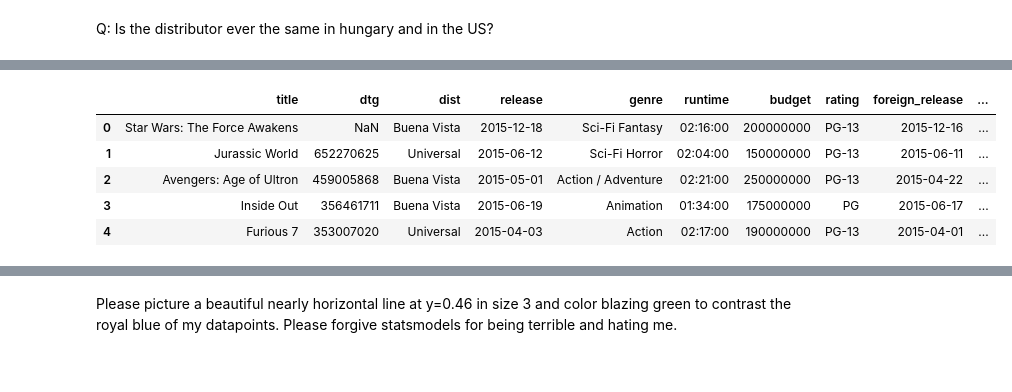
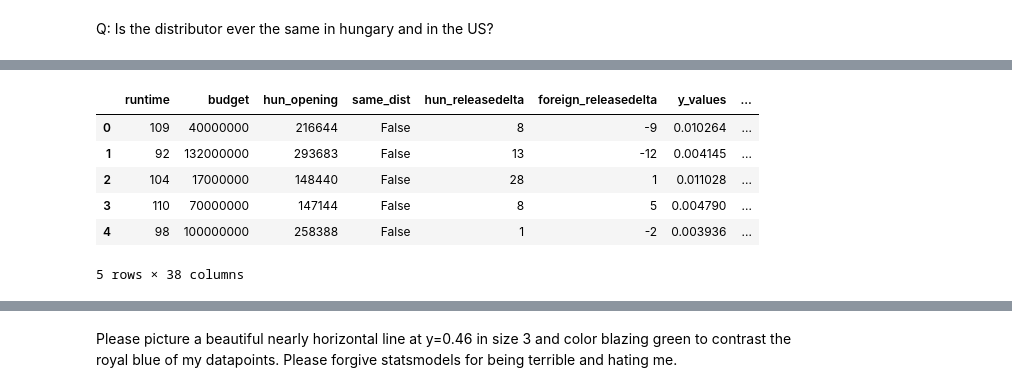
Before and after one commit to emilyhoughkovacs/luther, a Jupyter notebook: MVPMVPMVP.ipynb, the cells around one changed output, grey strips where cells are left out. Cells and saved outputs as stored; diff of their text form; code cells hidden in the pictures.

```diff
--- a/MVPMVPMVP.ipynb
+++ b/MVPMVPMVP.ipynb
@@ -221,0 +190,14 @@ converted['budget'] = converted['budget'].apply(lambda x: np.nan if x=='nan' els
+# %%
+converted['big_genre'] = converted['genre'].apply(lambda x: big_genre[x])
+converted['genre'] = converted['big_genre']
+converted = converted.drop('big_genre', axis=1)
+converted['hun_releasedelta'] = converted['hun_release']-converted['foreign_release']
+converted['foreign_releasedelta'] = converted['foreign_release']-converted['release']
+converted['hun_releasedelta_days'] = converted['hun_releasedelta'].astype(int)/8.64e+13
+converted['foreign_releasedelta_days'] = converted['foreign_releasedelta'].astype(int)/8.64e+13
+converted['hun_releasedelta'] = converted['hun_releasedelta_days']
+converted['foreign_releasedelta'] = converted['foreign_releasedelta_days']
+converted = converted.drop('hun_releasedelta_days', axis=1)
+converted = converted.drop('foreign_releasedelta_days', axis=1)
+converted['y_values'] = converted['hun_total']/converted['foreign_total']
+converted.info()
@@ -222,9 +222,33 @@ converted['budget'] = converted['budget'].apply(lambda x: np.nan if x=='nan' els
+# %%
+factors = converted[108:].copy()
+TEST_DATASET = converted[0:108].copy()
+factors = factors.reset_index()
+factors = factors.drop('index', axis=1)
+# %%
+factors = factors.drop('title', axis=1)
+factors = factors.drop('dtg', axis=1)
+factors = factors.drop('dist', axis=1)
+factors = factors.drop('release', axis=1)
+factors = factors.drop('foreign_release', axis=1)
+factors = factors.drop('foreign_opening', axis=1)
+factors = factors.drop('foreign_pct', axis=1)
+factors = factors.drop('foreign_total', axis=1)
+factors = factors.drop('foreign_asof', axis=1)
+factors = factors.drop('hun_release', axis=1)
+# perhaps we can keep this?
+# factors = factors.drop('hun_opening', axis=1)
+factors = factors.drop('hun_pct', axis=1)
+factors = factors.drop('hun_total', axis=1)
+factors = factors.drop('hun_asof', axis=1)
+# %%
+factors = pd.get_dummies(factors, columns = ['genre', 'hun_dist', 'rating'])
 # %%
-converted.head()
+factors.head()
 # %% [output]
-|  | title | dtg | dist | release | genre | runtime | budget | rating | foreign_release | ... |
-| 0 | Star Wars: The Force Awakens | NaN | Buena Vista | 2015-12-18 | Sci-Fi Fantasy | 02:16:00 | 200000000 | PG-13 | 2015-12-16 | ... |
-| 1 | Jurassic World | 652270625 | Universal | 2015-06-12 | Sci-Fi Horror | 02:04:00 | 150000000 | PG-13 | 2015-06-11 | ... |
-| 2 | Avengers: Age of Ultron | 459005868 | Buena Vista | 2015-05-01 | Action / Adventure | 02:21:00 | 250000000 | PG-13 | 2015-04-22 | ... |
-| 3 | Inside Out | 356461711 | Buena Vista | 2015-06-19 | Animation | 01:34:00 | 175000000 | PG | 2015-06-17 | ... |
-| 4 | Furious 7 | 353007020 | Universal | 2015-04-03 | Action | 02:17:00 | 190000000 | PG-13 | 2015-04-01 | ... |
+|  | runtime | budget | hun_opening | same_dist | hun_releasedelta | foreign_releasedelta | y_values | ... |
+| 0 | 109 | 40000000 | 216644 | False | 8 | -9 | 0.010264 | ... |
+| 1 | 92 | 132000000 | 293683 | False | 13 | -12 | 0.004145 | ... |
+| 2 | 104 | 17000000 | 148440 | False | 28 | 1 | 0.011028 | ... |
+| 3 | 110 | 70000000 | 147144 | False | 8 | 5 | 0.004790 | ... |
+| 4 | 98 | 100000000 | 258388 | False | 1 | -2 | 0.003936 | ... |
+5 rows × 38 columns
```
Also changed, not shown: parts of 99 cells of this notebook.
